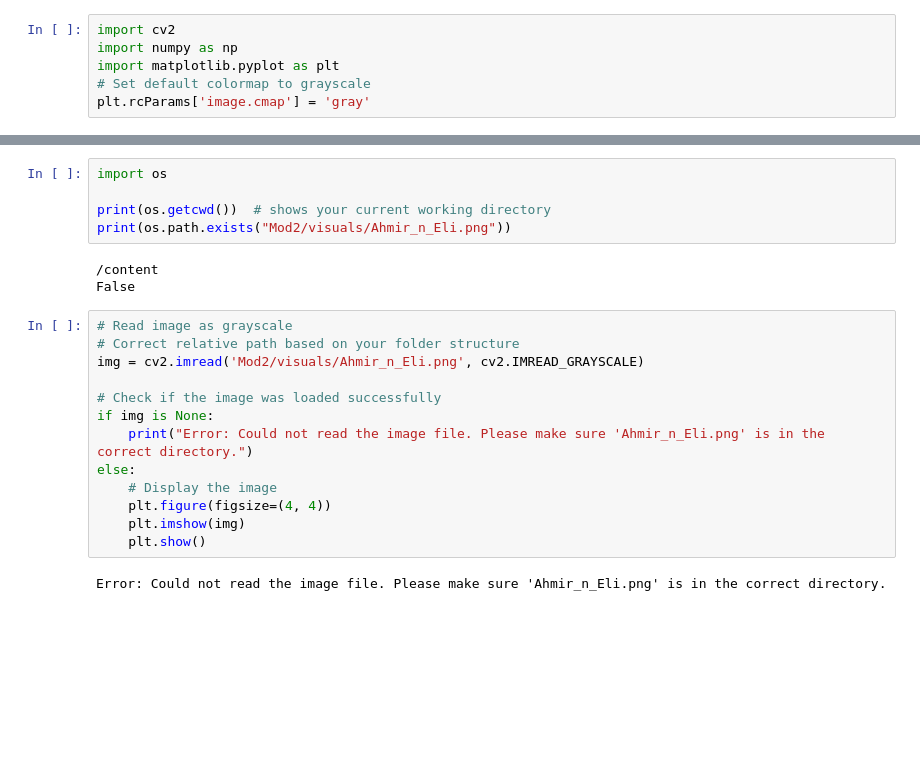
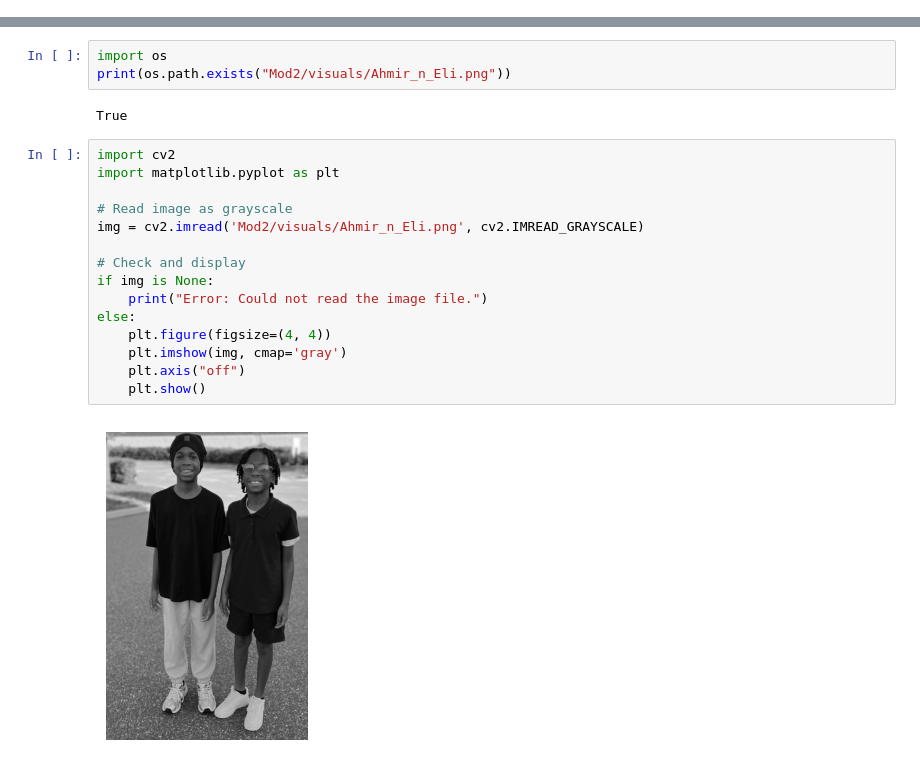
Before and after one commit to Jaristilde/cv2, a Jupyter notebook: Mod2/Week_2.ipynb, the cells around one changed output, grey strips where cells are left out. Drawn from its saved outputs; the diff is of its cells as text; blank space fills up the shorter version.

```diff
--- a/Mod2/Week_2.ipynb
+++ b/Mod2/Week_2.ipynb
@@ -1,8 +1,2 @@
 # %% [markdown]
 <a href="https://colab.research.google.com/github/Jaristilde/cv2/blob/main/Mod2/Week_2.ipynb" target="_parent"><img src="https://colab.research.google.com/assets/colab-badge.svg" alt="Open In Colab"/></a>
-# %%
-import cv2
-import numpy as np
-import matplotlib.pyplot as plt
-# Set default colormap to grayscale
-plt.rcParams['image.cmap'] = 'gray'
@@ -9,23 +18,22 @@ plt.rcParams['image.cmap'] = 'gray'
 # %%
 import os
-
-print(os.getcwd())  # shows your current working directory
 print(os.path.exists("Mod2/visuals/Ahmir_n_Eli.png"))
 # %% [output]
-/content
-False
+True
 # %%
+import cv2
+import matplotlib.pyplot as plt
+
 # Read image as grayscale
-# Correct relative path based on your folder structure
 img = cv2.imread('Mod2/visuals/Ahmir_n_Eli.png', cv2.IMREAD_GRAYSCALE)
 
-# Check if the image was loaded successfully
+# Check and display
 if img is None:
-    print("Error: Could not read the image file. Please make sure 'Ahmir_n_Eli.png' is in the correct directory.")
+    print("Error: Could not read the image file.")
 else:
-    # Display the image
     plt.figure(figsize=(4, 4))
-    plt.imshow(img)
+    plt.imshow(img, cmap='gray')
+    plt.axis("off")
     plt.show()
 # %% [output]
-Error: Could not read the image file. Please make sure 'Ahmir_n_Eli.png' is in the correct directory.
+[figure, added]
```
Also changed, not shown: parts of 2 cells of this notebook.
